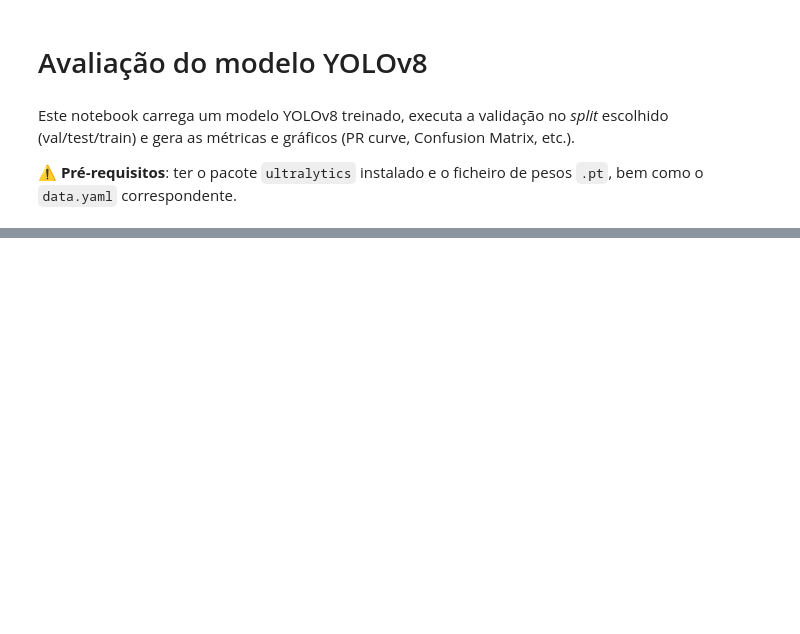
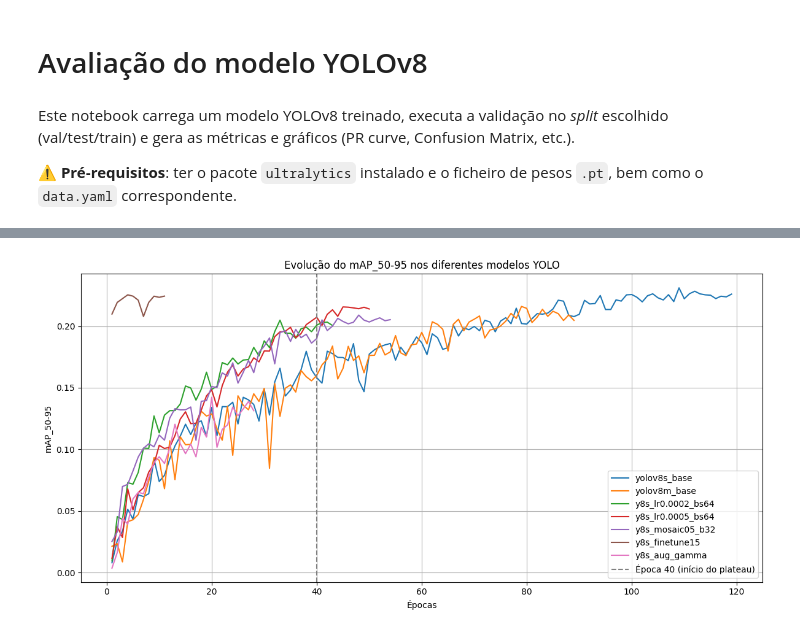
Before and after one commit to tomasvicente20002/thoracic-pathology-detection, a Jupyter notebook: 4_eval.ipynb, the cells around one changed output, grey strips where cells are left out. Saved outputs shown, nothing was run; the diff lists cells and outputs as text; code cells hidden in the pictures; blank space fills up the shorter version.

```diff
--- a/4_eval.ipynb
+++ b/4_eval.ipynb
@@ -75,0 +101,40 @@ AttributeError: 'DetMetrics' object has no attribute 'items'. See valid attribut
+# %%
+# YOLO runs comparison - mAP50-95 analysis
+import os
+import pandas as pd
+import matplotlib.pyplot as plt
+
+# Diretório onde estão os runs
+base_path = '/content/drive/MyDrive/YOLO/runs_workflow'  # <-- ALTERAR para o caminho real
+
+# Procurar pastas com resultados
+runs_dirs = [d for d in os.listdir(base_path) if os.path.isdir(os.path.join(base_path, d))]
+
+# Inicializar estrutura para armazenar resultados
+all_results = {}
+
+# Ler results.csv de cada modelo
+for run in runs_dirs:
+    csv_path = os.path.join(base_path, run, 'results.csv')
+    if os.path.exists(csv_path):
+        df = pd.read_csv(csv_path)
+        all_results[run] = df
+    else:
+        print(f'[Aviso] Não encontrado: {csv_path}')
+
+# Plotar comparação do mAP50-95
+plt.figure(figsize=(12, 6))
+for run, df in all_results.items():
+    if 'metrics/mAP50-95(B)' in df.columns:
+        plt.plot(df['epoch'], df['metrics/mAP50-95(B)'], label=run)
+
+plt.axvline(40, color='gray', linestyle='--', label='Época 40 (início do plateau)')
+plt.title('Evolução do mAP_50-95 nos diferentes modelos YOLO')
+plt.xlabel('Épocas')
+plt.ylabel('mAP_50-95')
+plt.legend()
+plt.grid(True)
+plt.tight_layout()
+plt.show()
+# %% [output]
+[figure, added]
```
Also changed, not shown: parts of 3 cells of this notebook, 8 other files.
